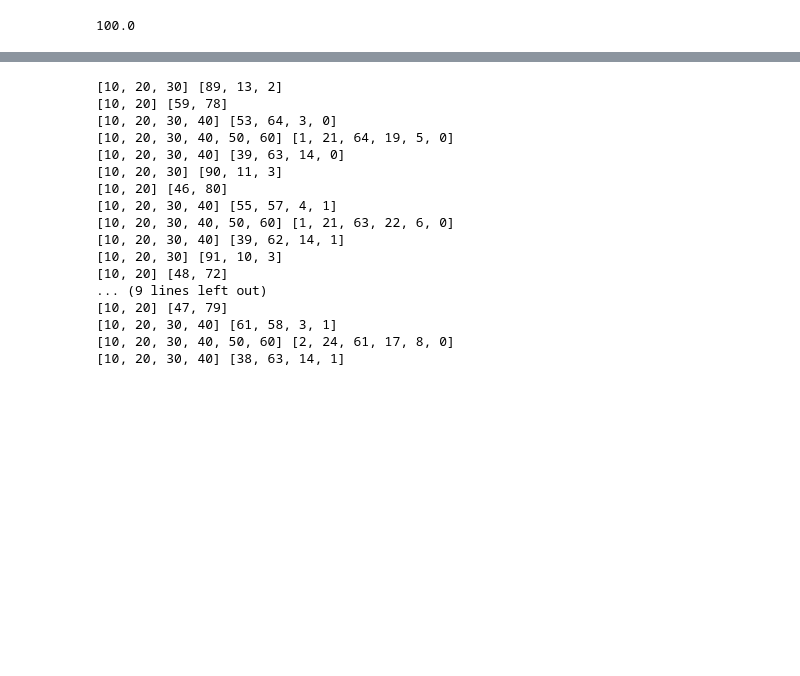
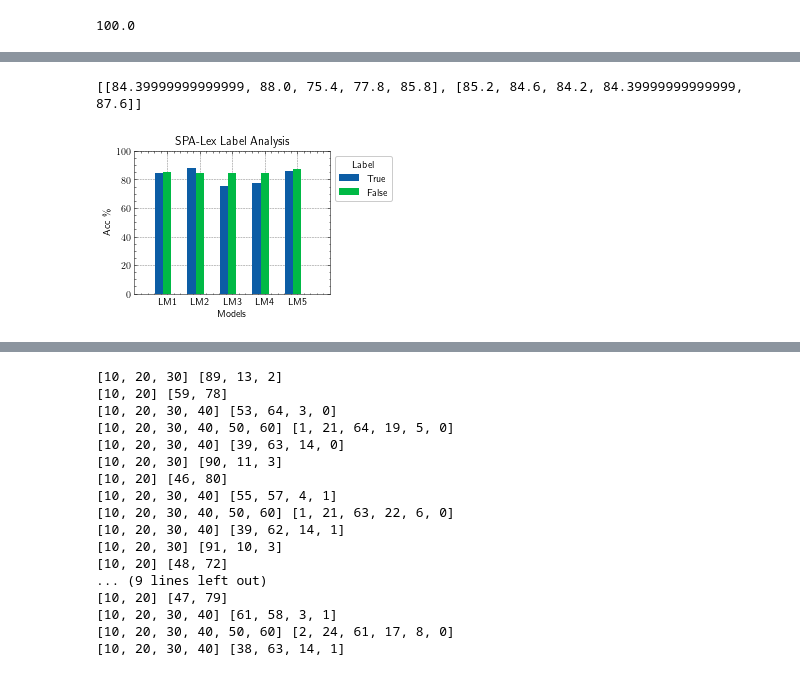
Before and after one commit to eric11eca/curriculum-ling, a Jupyter notebook: qualitative_analysis.ipynb, the cells around one changed output, grey strips where cells are left out. Saved outputs shown, nothing was run; the diff lists cells and outputs as text; code cells hidden in the pictures; blank space fills up the shorter version.

Commit message:
add qualitative analysis on labels

```diff
--- a/qualitative_analysis.ipynb
+++ b/qualitative_analysis.ipynb
@@ -100,23 +100,3 @@ def semantic_similarity(sentence1, sentence2):
   embeddings2 = model.encode([sentence2], convert_to_tensor=True)
   cosine_scores = util.pytorch_cos_sim(embeddings1, embeddings2)
   return cosine_scores[0][0]
-# %%
-
-val_labels = torch.load('cache/bert-base-uncased/contradict_vertex/val_labels/data_00000.chunk').tolist()
-
-val_preds = torch.load('runs/contradict_vertex/bert-base/main/val_preds.p')
-preds = val_preds[f'contradict_vertex']['preds']
-preds_id = val_preds['contradict_vertex']['guids']
-
-positive = []
-negative = []
-
-for i in range(len(preds_id)):
-    sid = int(preds_id[i].split('-')[1])
-    if (preds[i].tolist() == val_labels[i]):
-      positive.append(sid)
-    else:
-      negative.append(sid)
-print(len(positive))
-print(len(negative))
-print(len(positive) / (len(positive) + len(negative)))
@@ -127 +160,48 @@ print(len(positive) / (len(positive) + len(negative)))
+# %%
+import jiant.utils.python.io as py_io
+import matplotlib.pyplot as plt
+import numpy as np
+from math import ceil
+
+pparam = dict(xlabel='Models', ylabel='Acc \%')
+accuracy_log = []
+task_name = "lexical"
+
+exp_list = ['bert-base-mlp', 'bert-large-mlp','roberta-base-mlp','roberta-large-mlp','deberta-mlp']
+for exp in exp_list:
+    report = py_io.read_json(f'./analyze/{task_name}/preds_log_{exp}.json')
+    accuracy_log.append(report['label_acc'])
+
+label_acc = [0] * len(accuracy_log[0])
+for i in range(len(label_acc)):
+    label_acc[i] = [acc[i]*100 for acc in accuracy_log]
+print(label_acc)
+
+labels = ['LM1', 'LM2', 'LM3', 'LM4', 'LM5']
+
+x = np.arange(len(labels))  # the label locations
+width = 0.25  # the width of the bars
+#label = ["↑", "↓", "="]
+#label = ["contra-sig$_1$", "contra-sig$_2$", "none"]
+#label = ["align-span$_1$", "align-span$_2$", "none"]
+label = ["True", "False"]
+
+with plt.style.context(['science', 'grid']):
+    fig, ax = plt.subplots()
+    ax.bar(x - width, label_acc[0], width, label=label[0])
+    ax.bar(x, label_acc[1], width, label=label[1])
+    #ax.bar(x + width, label_acc[2], width, label=label[2])
+
+    ax.set_xticks(x)
+    ax.set_xticklabels(labels)
+    ax.set_title('SPA-Lex Label Analysis')
+    ax.legend(title='Label', loc="upper left", bbox_to_anchor=(1, 1))
+    ax.autoscale(tight=True)
+    ax.set_xlim([-1, 5])
+    ax.set_ylim([0, 100])
+    ax.set(**pparam)
+    fig.savefig(f'./analyze/{task_name}_label.pdf')
+# %% [output]
+[[84.39999999999999, 88.0, 75.4, 77.8, 85.8], [85.2, 84.6, 84.2, 84.39999999999999, 87.6]]
+[figure, added]
 # %%
```
Also changed, not shown: parts of 6 cells of this notebook.
